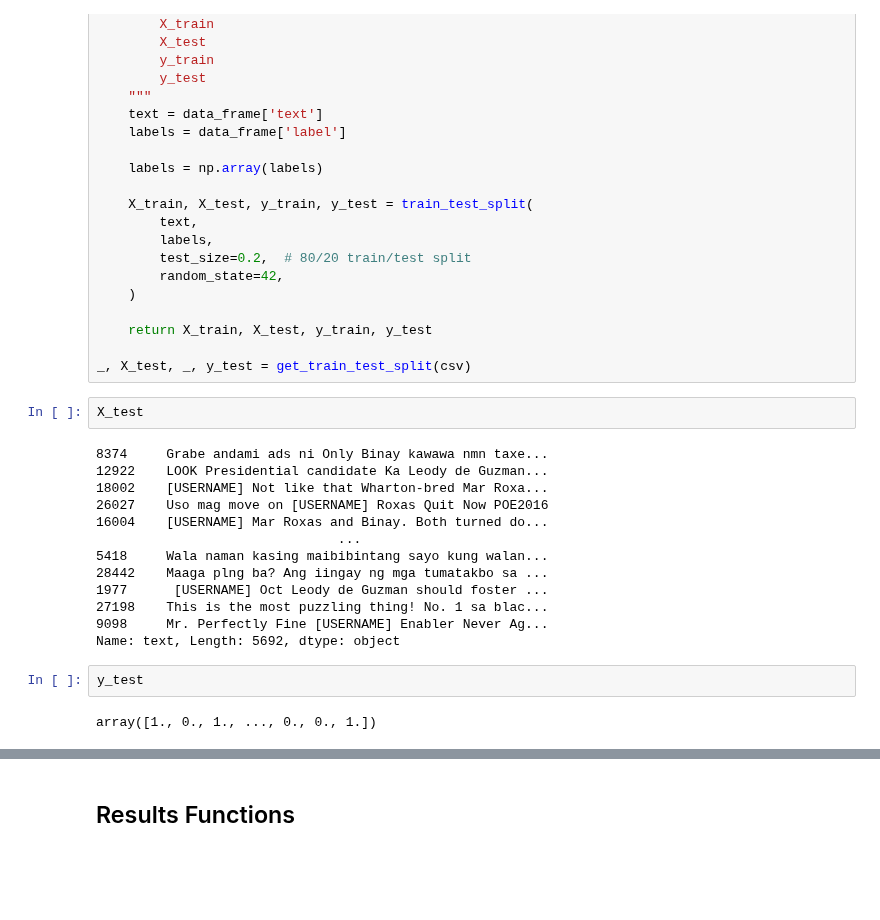
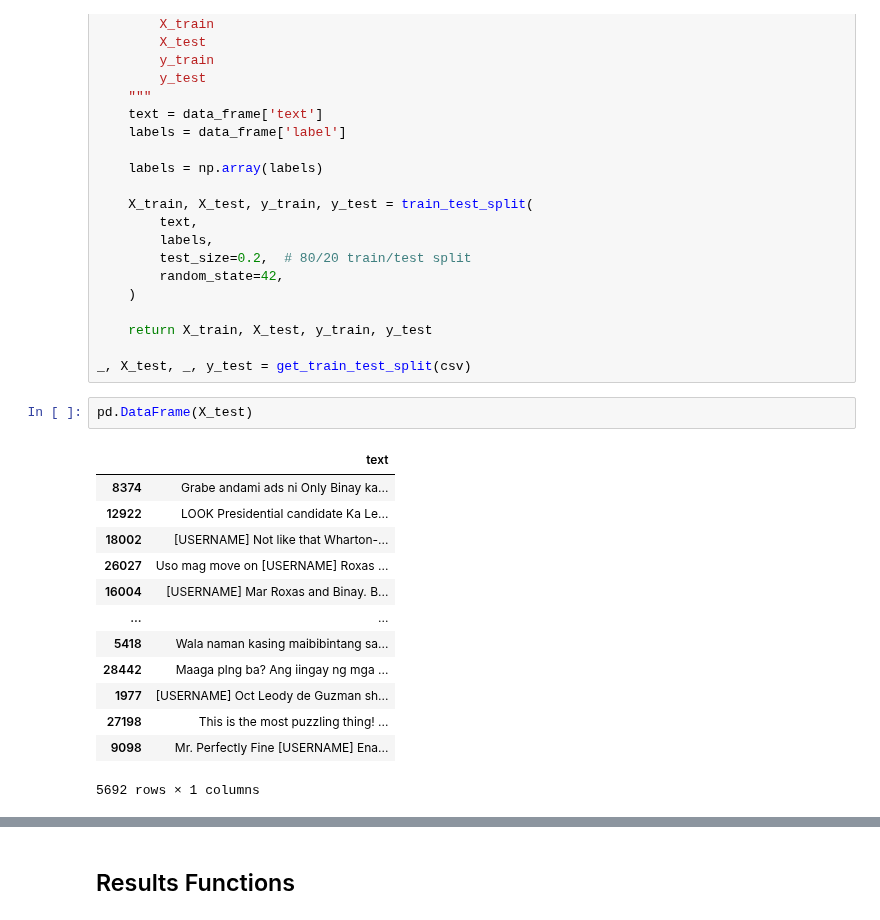
Before and after one commit to NateCross/tag-hate-elf, a Jupyter notebook: results.ipynb, the cells around one changed output, grey strips where cells are left out. Cells and saved outputs as stored; diff of their text form; blank space fills up the shorter version.

```diff
--- a/results.ipynb
+++ b/results.ipynb
@@ -97,22 +95,19 @@ def get_train_test_split(data_frame: pd.DataFrame):
     return X_train, X_test, y_train, y_test
 
 _, X_test, _, y_test = get_train_test_split(csv)
-# %%
-X_test
-# %% [output]
-8374     Grabe andami ads ni Only Binay kawawa nmn taxe...
-12922    LOOK Presidential candidate Ka Leody de Guzman...
-18002    [USERNAME] Not like that Wharton-bred Mar Roxa...
-26027    Uso mag move on [USERNAME] Roxas Quit Now POE2016
-16004    [USERNAME] Mar Roxas and Binay. Both turned do...
-                               ...
-5418     Wala naman kasing maibibintang sayo kung walan...
-28442    Maaga plng ba? Ang iingay ng mga tumatakbo sa ...
-1977      [USERNAME] Oct Leody de Guzman should foster ...
-27198    This is the most puzzling thing! No. 1 sa blac...
-9098     Mr. Perfectly Fine [USERNAME] Enabler Never Ag...
-Name: text, Length: 5692, dtype: object
-# %%
-y_test
-# %% [output]
-array([1., 0., 1., ..., 0., 0., 1.])
+# %%
+pd.DataFrame(X_test)
+# %% [output]
+|  | text |
+| 8374 | Grabe andami ads ni Only Binay ka... |
+| 12922 | LOOK Presidential candidate Ka Le... |
+| 18002 | [USERNAME] Not like that Wharton-... |
+| 26027 | Uso mag move on [USERNAME] Roxas ... |
+| 16004 | [USERNAME] Mar Roxas and Binay. B... |
+| ... | ... |
+| 5418 | Wala naman kasing maibibintang sa... |
+| 28442 | Maaga plng ba? Ang iingay ng mga ... |
+| 1977 | [USERNAME] Oct Leody de Guzman sh... |
+| 27198 | This is the most puzzling thing! ... |
+| 9098 | Mr. Perfectly Fine [USERNAME] Ena... |
+5692 rows × 1 columns
```
Also changed, not shown: parts of 2 cells of this notebook, 2 other files.
